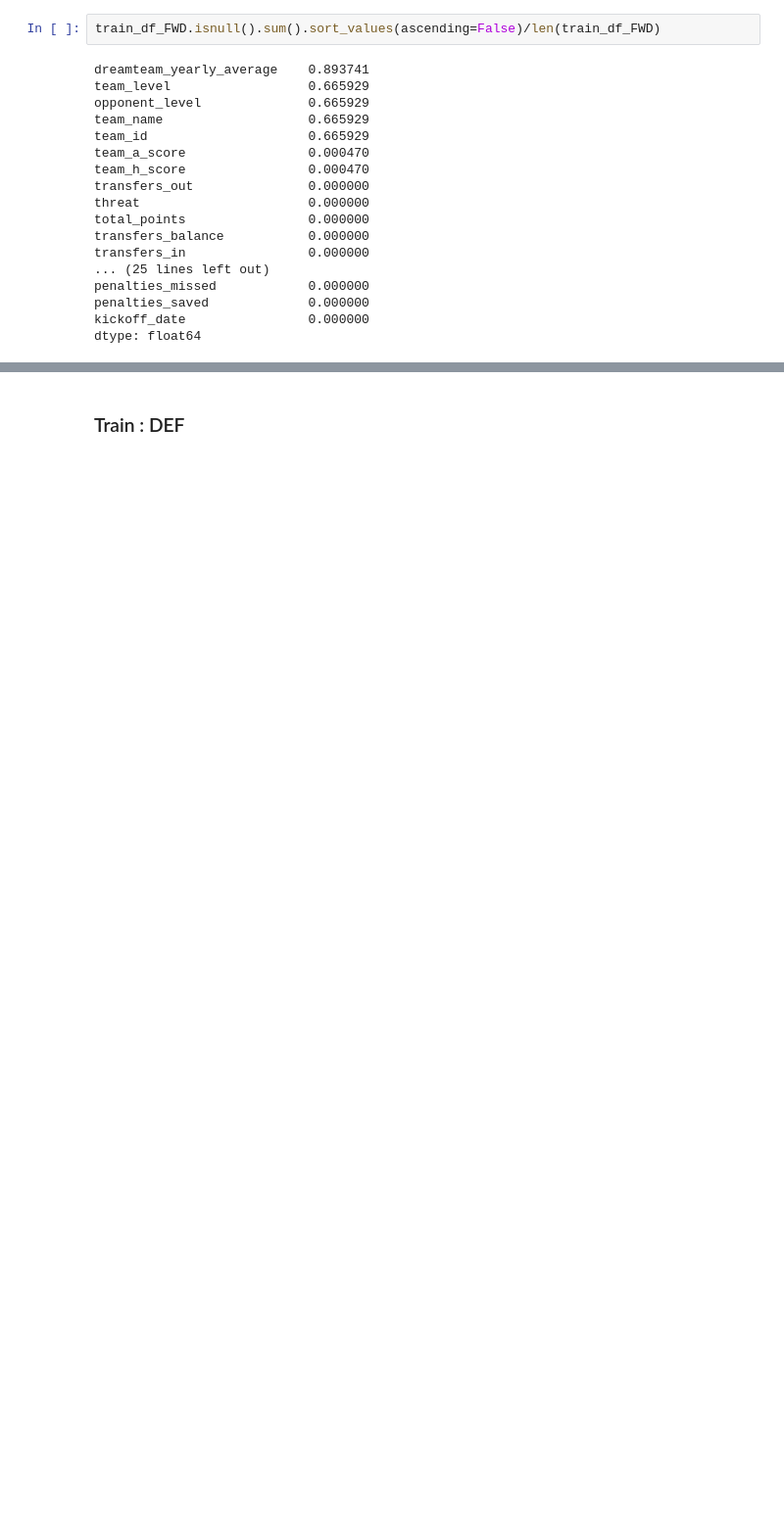
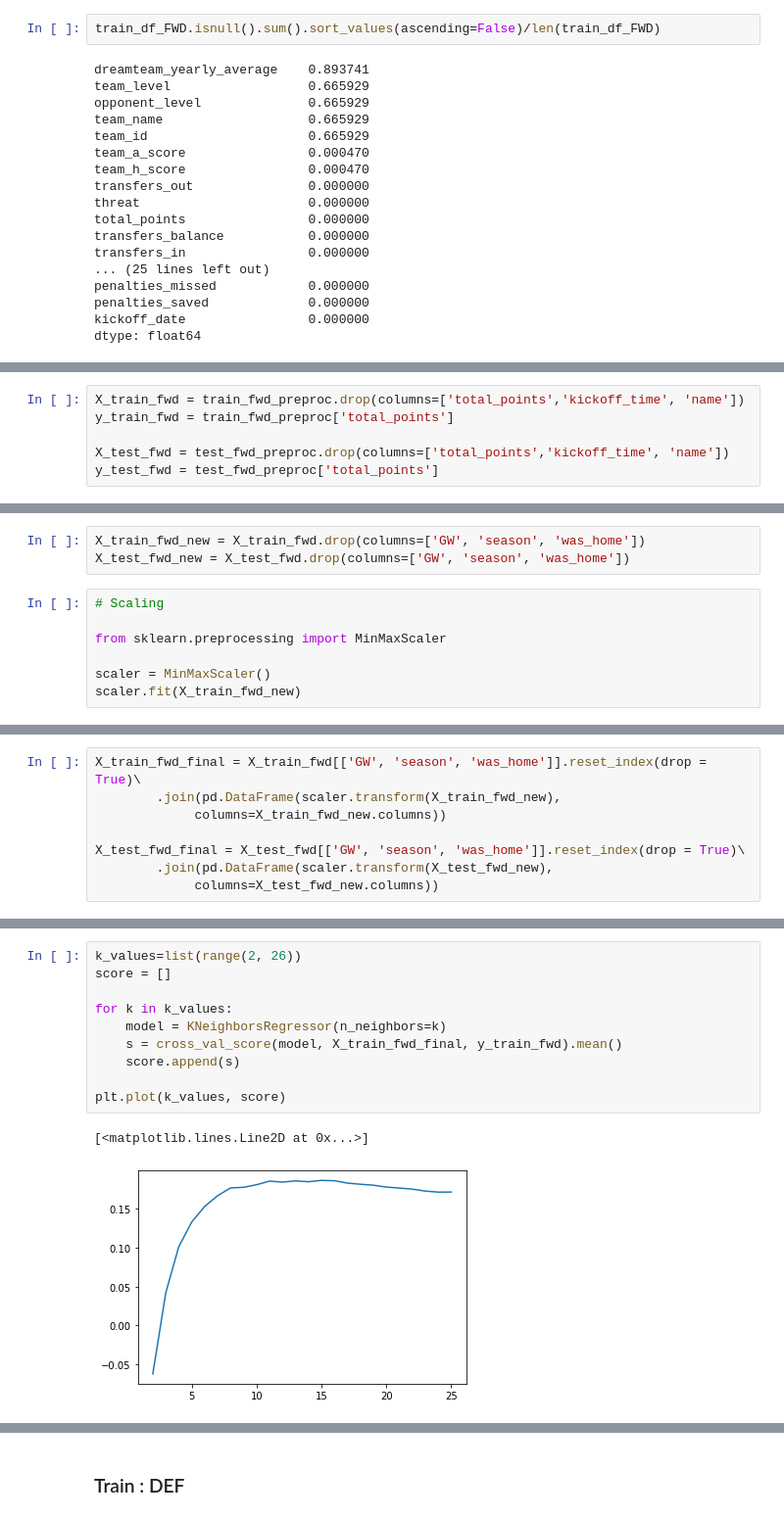
Before and after one commit to 1kruidenp/fflpred, a Jupyter notebook: notebooks/thal's project.ipynb, the cells around one changed output, grey strips where cells are left out. Shown at 98% size. Cells and saved outputs as stored; diff of their text form; blank space fills up the shorter version.

Commit message:
bad model

```diff
--- a/notebooks/thal's project.ipynb
+++ b/notebooks/thal's project.ipynb
@@ -210,0 +313,6 @@ rolling_train_FWD
+# %%
+X_train_fwd = train_fwd_preproc.drop(columns=['total_points','kickoff_time', 'name'])
+y_train_fwd = train_fwd_preproc['total_points']
+
+X_test_fwd = test_fwd_preproc.drop(columns=['total_points','kickoff_time', 'name'])
+y_test_fwd = test_fwd_preproc['total_points']
@@ -210,0 +335,10 @@ rolling_train_FWD
+# %%
+X_train_fwd_new = X_train_fwd.drop(columns=['GW', 'season', 'was_home'])
+X_test_fwd_new = X_test_fwd.drop(columns=['GW', 'season', 'was_home'])
+# %%
+# Scaling
+
+from sklearn.preprocessing import MinMaxScaler
+
+scaler = MinMaxScaler()
+scaler.fit(X_train_fwd_new)
@@ -210,0 +356,8 @@ rolling_train_FWD
+# %%
+X_train_fwd_final = X_train_fwd[['GW', 'season', 'was_home']].reset_index(drop = True)\
+        .join(pd.DataFrame(scaler.transform(X_train_fwd_new),
+             columns=X_train_fwd_new.columns))
+
+X_test_fwd_final = X_test_fwd[['GW', 'season', 'was_home']].reset_index(drop = True)\
+        .join(pd.DataFrame(scaler.transform(X_test_fwd_new),
+             columns=X_test_fwd_new.columns))
@@ -210,0 +421,13 @@ rolling_train_FWD
+# %%
+k_values=list(range(2, 26))
+score = []
+
+for k in k_values:
+    model = KNeighborsRegressor(n_neighbors=k)
+    s = cross_val_score(model, X_train_fwd_final, y_train_fwd).mean()
+    score.append(s)
+
+plt.plot(k_values, score)
+# %% [output]
+[<matplotlib.lines.Line2D at 0x...>]
+[figure, added]
```
Also changed, not shown: parts of 34 cells of this notebook.
